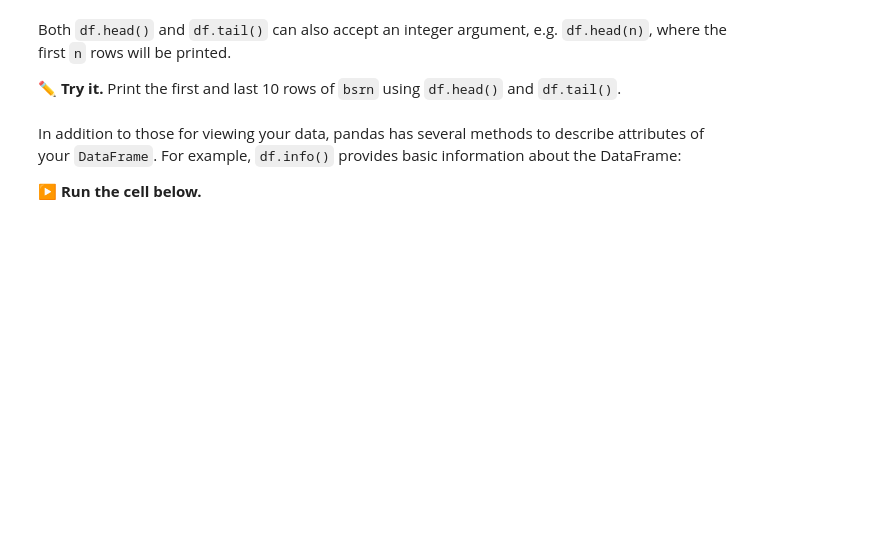
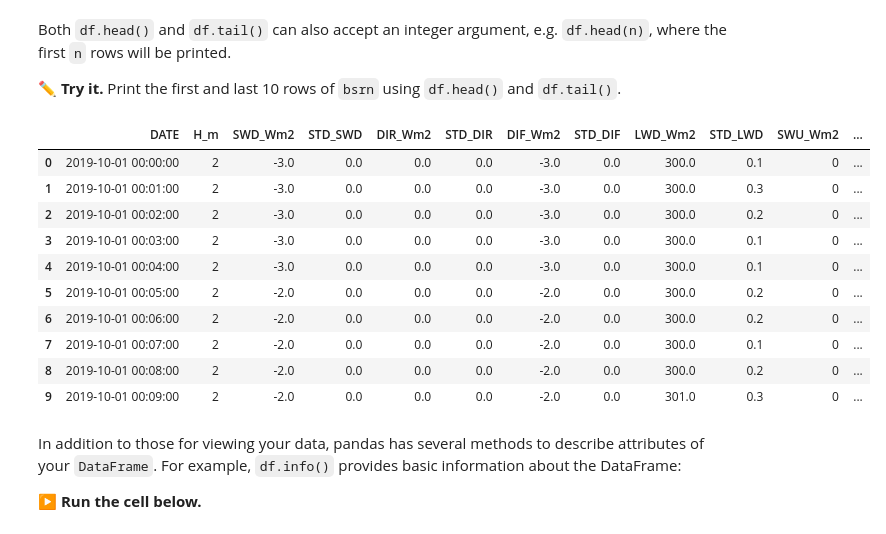
Before and after one commit to erica-bishop/eds-217, a Jupyter notebook: exercises/Exercise2-2_Pandas.ipynb, the cells around one changed output. Cells and saved outputs as stored; diff of their text form; code cells hidden in the pictures; blank space fills up the shorter version.

Commit message:
day 5 data frames read in and index

```diff
--- a/exercises/Exercise2-2_Pandas.ipynb
+++ b/exercises/Exercise2-2_Pandas.ipynb
@@ -289,6 +372,8 @@ bsrn = pd.read_csv('../data/BSRN_GOB_2019-10.csv')
     ✏️ <b> Try it. </b>
     Copy and paste the code above to import the data in the CSV file into a pandas <code>DataFrame</code> named <code>bsrn</code>.
 </div>
+# %%
+bsrn = pd.read_csv('../data/BSRN_GOB_2019-10.csv')
 # %% [markdown]
 #### A bit of housekeeping
 
@@ -323,6 +422,21 @@ Both `df.head()` and `df.tail()` can also accept an integer argument, e.g. `df.h
     ✏️ <b> Try it. </b>
     Print the first and last 10 rows of <code>bsrn</code> using <code>df.head()</code> and <code>df.tail()</code>.
 </div>
+# %%
+bsrn.head(10)
+# bsrn.tail(10)
+# %% [output]
+|  | DATE | H_m | SWD_Wm2 | STD_SWD | DIR_Wm2 | STD_DIR | DIF_Wm2 | STD_DIF | LWD_Wm2 | STD_LWD | SWU_Wm2 | ... |
+| 0 | 2019-10-01 00:00:00 | 2 | -3.0 | 0.0 | 0.0 | 0.0 | -3.0 | 0.0 | 300.0 | 0.1 | 0 | ... |
+| 1 | 2019-10-01 00:01:00 | 2 | -3.0 | 0.0 | 0.0 | 0.0 | -3.0 | 0.0 | 300.0 | 0.3 | 0 | ... |
+| 2 | 2019-10-01 00:02:00 | 2 | -3.0 | 0.0 | 0.0 | 0.0 | -3.0 | 0.0 | 300.0 | 0.2 | 0 | ... |
+| 3 | 2019-10-01 00:03:00 | 2 | -3.0 | 0.0 | 0.0 | 0.0 | -3.0 | 0.0 | 300.0 | 0.1 | 0 | ... |
+| 4 | 2019-10-01 00:04:00 | 2 | -3.0 | 0.0 | 0.0 | 0.0 | -3.0 | 0.0 | 300.0 | 0.1 | 0 | ... |
+| 5 | 2019-10-01 00:05:00 | 2 | -2.0 | 0.0 | 0.0 | 0.0 | -2.0 | 0.0 | 300.0 | 0.2 | 0 | ... |
+| 6 | 2019-10-01 00:06:00 | 2 | -2.0 | 0.0 | 0.0 | 0.0 | -2.0 | 0.0 | 300.0 | 0.2 | 0 | ... |
+| 7 | 2019-10-01 00:07:00 | 2 | -2.0 | 0.0 | 0.0 | 0.0 | -2.0 | 0.0 | 300.0 | 0.1 | 0 | ... |
+| 8 | 2019-10-01 00:08:00 | 2 | -2.0 | 0.0 | 0.0 | 0.0 | -2.0 | 0.0 | 300.0 | 0.2 | 0 | ... |
+| 9 | 2019-10-01 00:09:00 | 2 | -2.0 | 0.0 | 0.0 | 0.0 | -2.0 | 0.0 | 301.0 | 0.3 | 0 | ... |
 # %% [markdown]
 In addition to those for viewing your data, pandas has several methods to describe attributes of your `DataFrame`. For example, `df.info()` provides basic information about the DataFrame:
 
```
Also changed, not shown: parts of 8 cells of this notebook, 2 other files.
